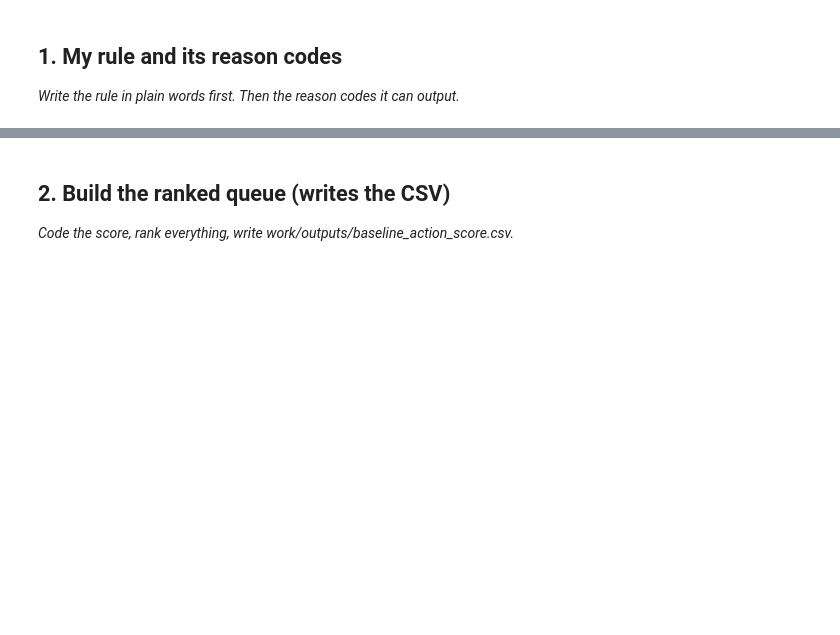
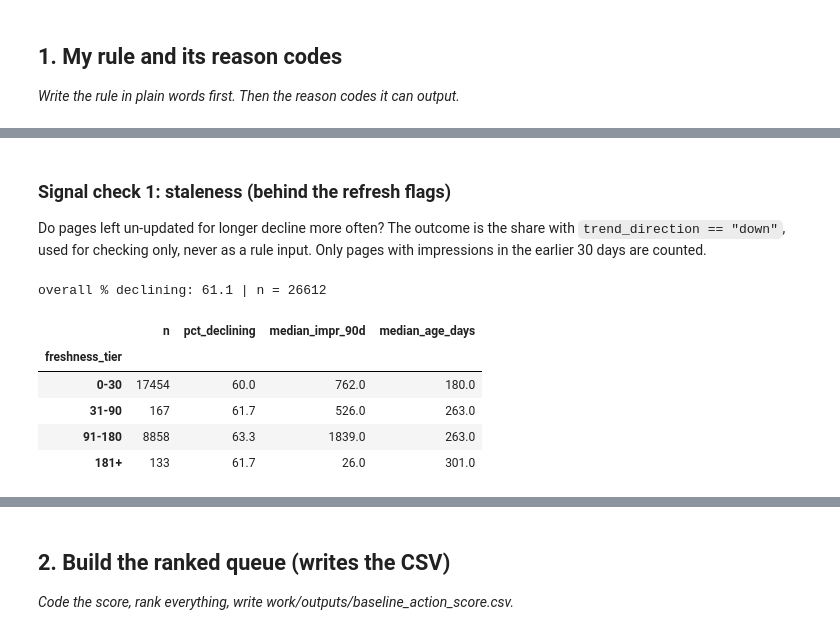
Before and after one commit to Ellarh101/ML-starter, a Jupyter notebook: work/notebooks/w04_baseline_score.ipynb, the cells around one changed output, grey strips where cells are left out. Saved outputs shown, nothing was run; the diff lists cells and outputs as text; code cells hidden in the pictures; blank space fills up the shorter version.

```diff
--- a/work/notebooks/w04_baseline_score.ipynb
+++ b/work/notebooks/w04_baseline_score.ipynb
@@ -15,0 +54,26 @@ This skeleton is yours to fill. Work the sections **in order** — each one has
+# %% [markdown]
+### Signal check 1: staleness (behind the refresh flags)
+Do pages left un-updated for longer decline more often? The outcome is the share with `trend_direction == "down"`, used for checking only, never as a rule input. Only pages with impressions in the earlier 30 days are counted.
+# %%
+fresh_order = ["0-30", "31-90", "91-180", "181+"]
+base = df[df["impressions_prev_30d"] > 0].copy()
+base["declined"] = (base["trend_direction"] == "down").astype(int)
+
+t1 = (base.groupby("freshness_tier")
+        .agg(n=("content_id", "count"),
+             pct_declining=("declined", "mean"),
+             median_impr_90d=("impressions_90d", "median"),
+             median_age_days=("content_age_days", "median"))
+        .reindex(fresh_order))
+t1["pct_declining"] = (t1["pct_declining"] * 100).round(1)
+
+print("overall % declining:", round(base["declined"].mean() * 100, 1), "| n =", len(base))
+display(t1)
+# %% [output]
+overall % declining: 61.1 | n = 26612
+|  | n | pct_declining | median_impr_90d | median_age_days |
+| freshness_tier |  |  |  |  |
+| 0-30 | 17454 | 60.0 | 762.0 | 180.0 |
+| 31-90 | 167 | 61.7 | 526.0 | 263.0 |
+| 91-180 | 8858 | 63.3 | 1839.0 | 263.0 |
+| 181+ | 133 | 61.7 | 26.0 | 301.0 |
```
Also changed, not shown: parts of 17 cells of this notebook.
